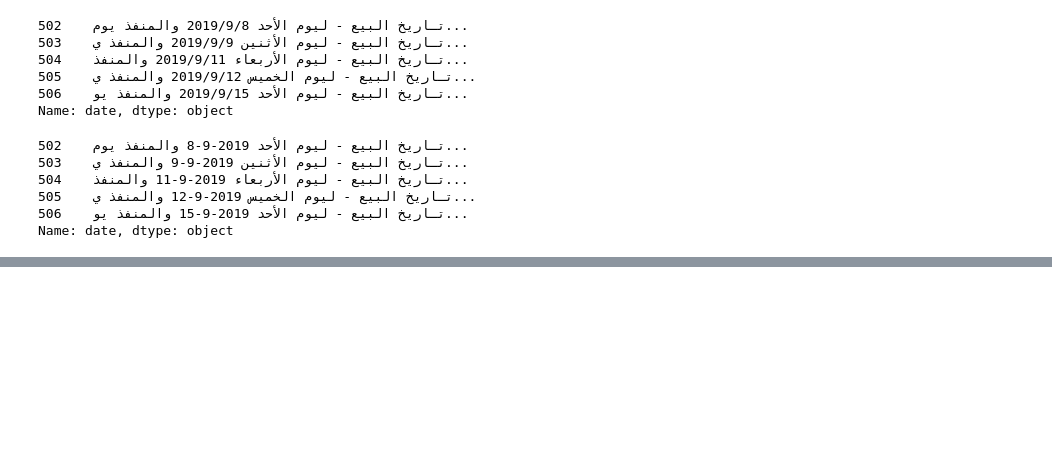
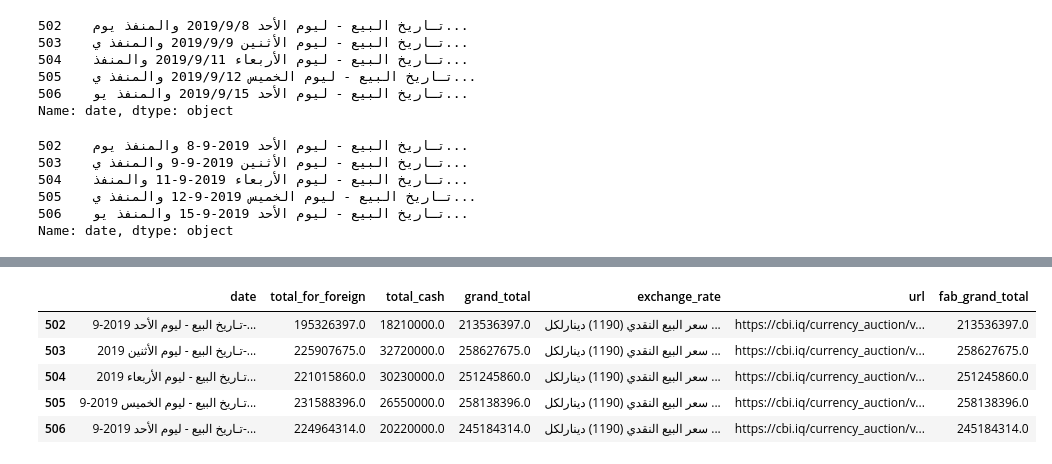
Before and after one commit to mpky/CBI_Project, a Jupyter notebook: CBI_Project.ipynb, the cells around one changed output, grey strips where cells are left out. Drawn from its saved outputs; the diff is of its cells as text; code cells hidden in the pictures; blank space fills up the shorter version.

```diff
--- a/CBI_Project.ipynb
+++ b/CBI_Project.ipynb
@@ -646,2 +657,13 @@ py.iplot(fig, filename='CBI Plot 1')
+# %%
+combined_df['fab_grand_total'] = combined_df.total_for_foreign + combined_df.total_cash
+# %%
+combined_df.tail()
+# %% [output]
+|  | date | total_for_foreign | total_cash | grand_total | exchange_rate | url | fab_grand_total |
+| 502 | تـاريخ البيع - ليوم الأحد 2019-9-... | 195326397.0 | 18210000.0 | 213536397.0 | سعر البيع النقدي (1190) دينارلكل ... | https://cbi.iq/currency_auction/v... | 213536397.0 |
+| 503 | تـاريخ البيع - ليوم الأثنين 2019-... | 225907675.0 | 32720000.0 | 258627675.0 | سعر البيع النقدي (1190) دينارلكل ... | https://cbi.iq/currency_auction/v... | 258627675.0 |
+| 504 | تـاريخ البيع - ليوم الأربعاء 2019... | 221015860.0 | 30230000.0 | 251245860.0 | سعر البيع النقدي (1190) دينارلكل ... | https://cbi.iq/currency_auction/v... | 251245860.0 |
+| 505 | تـاريخ البيع - ليوم الخميس 2019-9... | 231588396.0 | 26550000.0 | 258138396.0 | سعر البيع النقدي (1190) دينارلكل ... | https://cbi.iq/currency_auction/v... | 258138396.0 |
+| 506 | تـاريخ البيع - ليوم الأحد 2019-9-... | 224964314.0 | 20220000.0 | 245184314.0 | سعر البيع النقدي (1190) دينارلكل ... | https://cbi.iq/currency_auction/v... | 245184314.0 |
 # %%
 fig = go.Figure()
```
Also changed, not shown: parts of 4 cells of this notebook.
